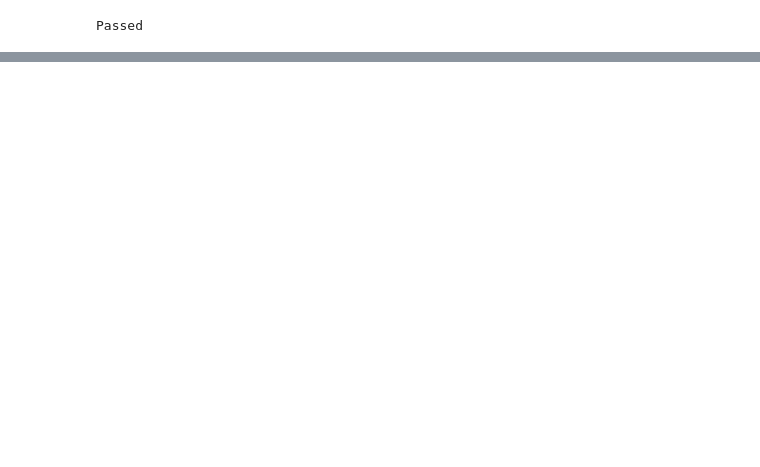
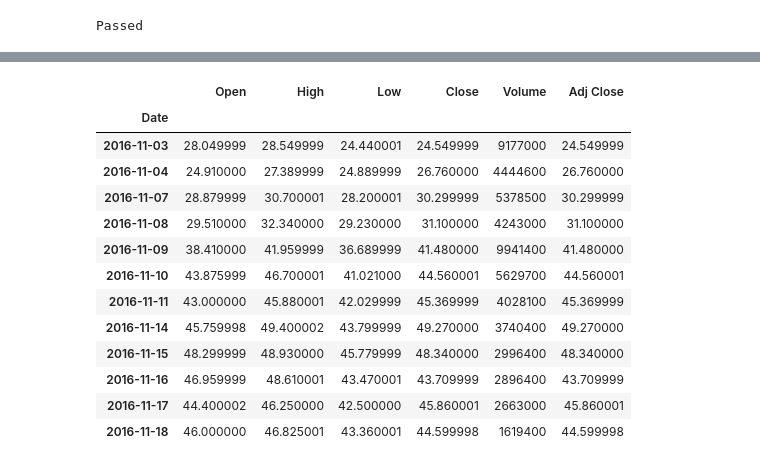
Before and after one commit to Frank-node/stocktwits_analysis, a Jupyter notebook: stocktwits_analysis.ipynb, the cells around one changed output, grey strips where cells are left out. Cells and saved outputs as stored; diff of their text form; code cells hidden in the pictures; blank space fills up the shorter version.

```diff
--- a/stocktwits_analysis.ipynb
+++ b/stocktwits_analysis.ipynb
@@ -185,0 +272,17 @@ Test set accuracy = 0.825059
+# %%
+stock_data
+# %% [output]
+|  | Open | High | Low | Close | Volume | Adj Close |
+| Date |  |  |  |  |  |  |
+| 2016-11-03 | 28.049999 | 28.549999 | 24.440001 | 24.549999 | 9177000 | 24.549999 |
+| 2016-11-04 | 24.910000 | 27.389999 | 24.889999 | 26.760000 | 4444600 | 26.760000 |
+| 2016-11-07 | 28.879999 | 30.700001 | 28.200001 | 30.299999 | 5378500 | 30.299999 |
+| 2016-11-08 | 29.510000 | 32.340000 | 29.230000 | 31.100000 | 4243000 | 31.100000 |
+| 2016-11-09 | 38.410000 | 41.959999 | 36.689999 | 41.480000 | 9941400 | 41.480000 |
+| 2016-11-10 | 43.875999 | 46.700001 | 41.021000 | 44.560001 | 5629700 | 44.560001 |
+| 2016-11-11 | 43.000000 | 45.880001 | 42.029999 | 45.369999 | 4028100 | 45.369999 |
+| 2016-11-14 | 45.759998 | 49.400002 | 43.799999 | 49.270000 | 3740400 | 49.270000 |
+| 2016-11-15 | 48.299999 | 48.930000 | 45.779999 | 48.340000 | 2996400 | 48.340000 |
+| 2016-11-16 | 46.959999 | 48.610001 | 43.470001 | 43.709999 | 2896400 | 43.709999 |
+| 2016-11-17 | 44.400002 | 46.250000 | 42.500000 | 45.860001 | 2663000 | 45.860001 |
+| 2016-11-18 | 46.000000 | 46.825001 | 43.360001 | 44.599998 | 1619400 | 44.599998 |
```
Also changed, not shown: parts of 16 cells of this notebook.
